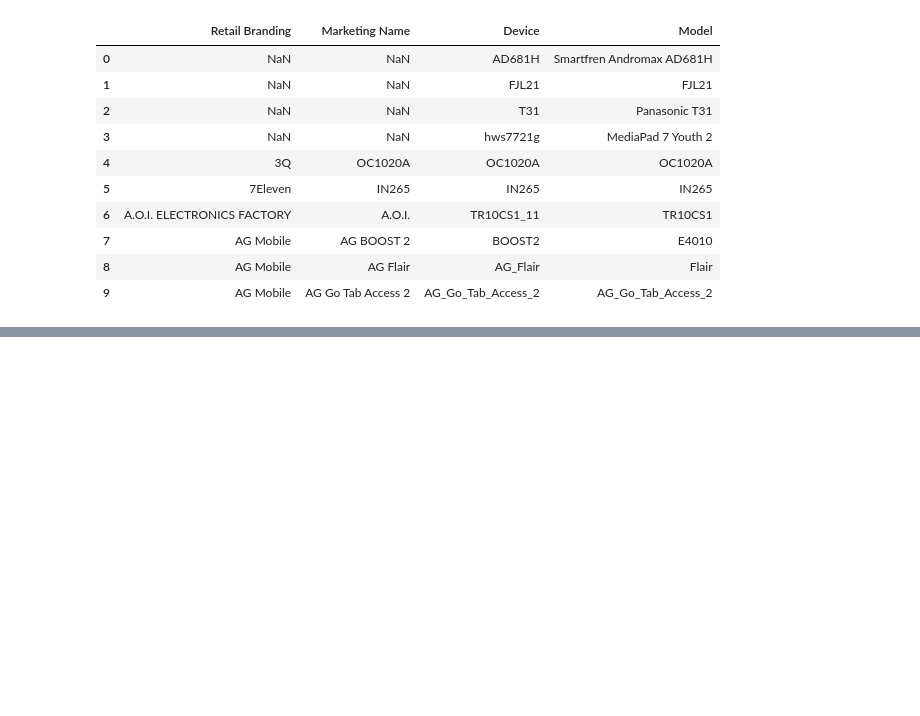
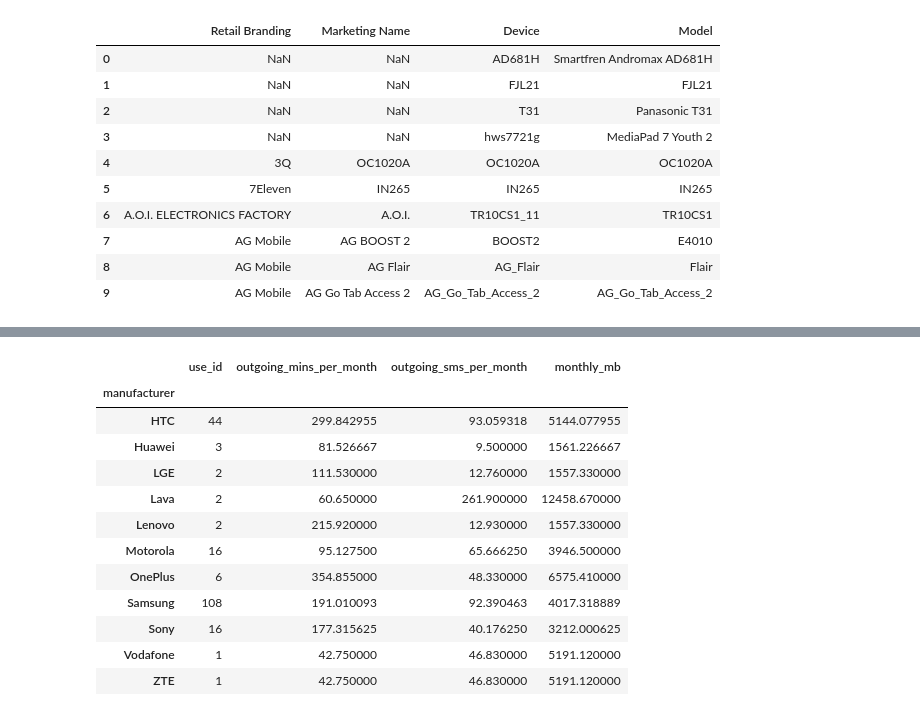
Before and after one commit to shanealynn/Pandas-Merge-Tutorial, a Jupyter notebook: Pandas Merge Tutorial.ipynb, the cells around one changed output, grey strips where cells are left out. Saved outputs shown, nothing was run; the diff lists cells and outputs as text; code cells hidden in the pictures; blank space fills up the shorter version.

```diff
--- a/Pandas Merge Tutorial.ipynb
+++ b/Pandas Merge Tutorial.ipynb
@@ -43,0 +226,21 @@ devices.head(10)
+# %%
+result.groupby("manufacturer").agg({
+        "outgoing_mins_per_month": "mean",
+        "outgoing_sms_per_month": "mean",
+        "monthly_mb": "mean",
+        "use_id": "count"
+    })
+# %% [output]
+|  | use_id | outgoing_mins_per_month | outgoing_sms_per_month | monthly_mb |
+| manufacturer |  |  |  |  |
+| HTC | 44 | 299.842955 | 93.059318 | 5144.077955 |
+| Huawei | 3 | 81.526667 | 9.500000 | 1561.226667 |
+| LGE | 2 | 111.530000 | 12.760000 | 1557.330000 |
+| Lava | 2 | 60.650000 | 261.900000 | 12458.670000 |
+| Lenovo | 2 | 215.920000 | 12.930000 | 1557.330000 |
+| Motorola | 16 | 95.127500 | 65.666250 | 3946.500000 |
+| OnePlus | 6 | 354.855000 | 48.330000 | 6575.410000 |
+| Samsung | 108 | 191.010093 | 92.390463 | 4017.318889 |
+| Sony | 16 | 177.315625 | 40.176250 | 3212.000625 |
+| Vodafone | 1 | 42.750000 | 46.830000 | 5191.120000 |
+| ZTE | 1 | 42.750000 | 46.830000 | 5191.120000 |
```
Also changed, not shown: parts of 21 cells of this notebook.
